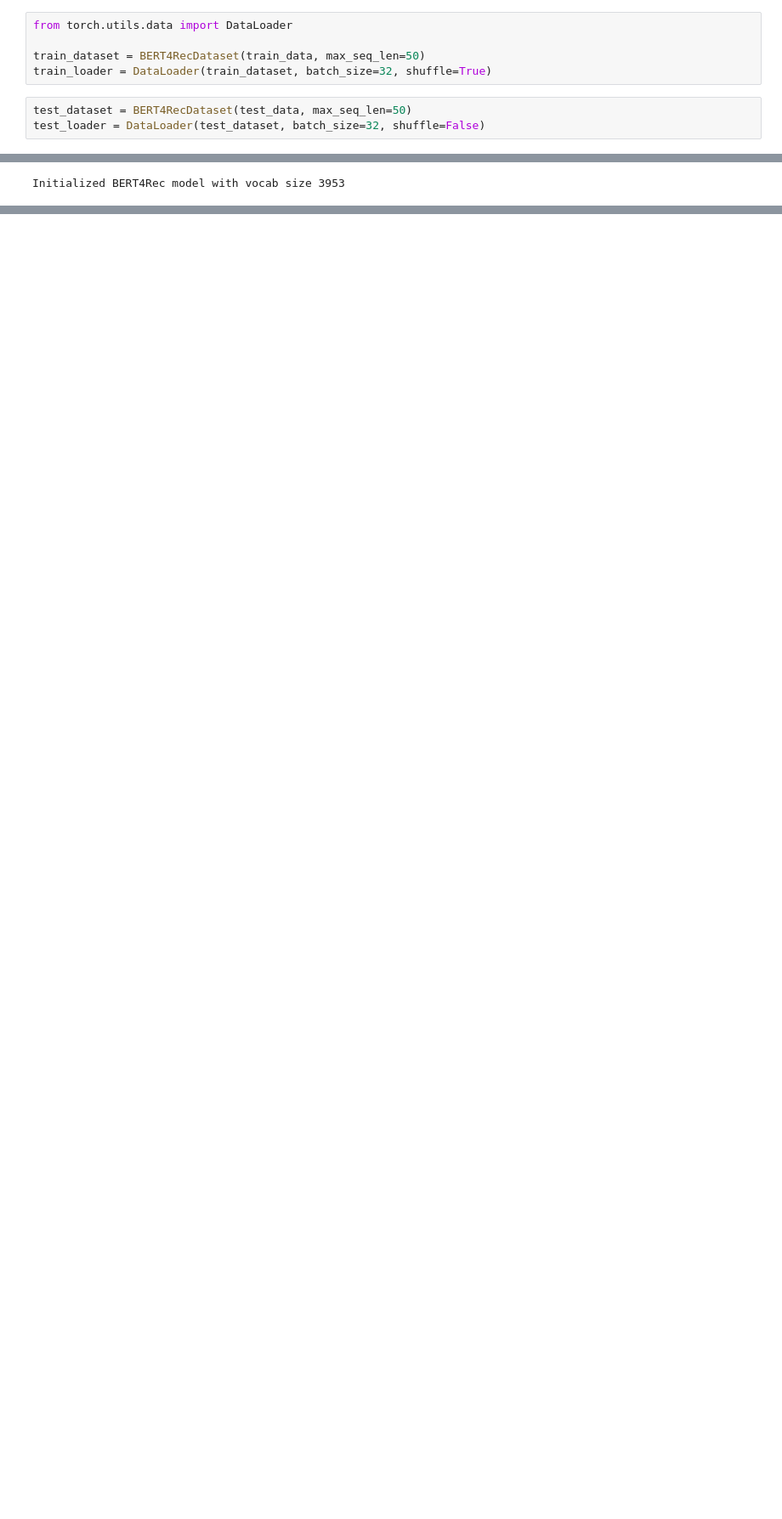
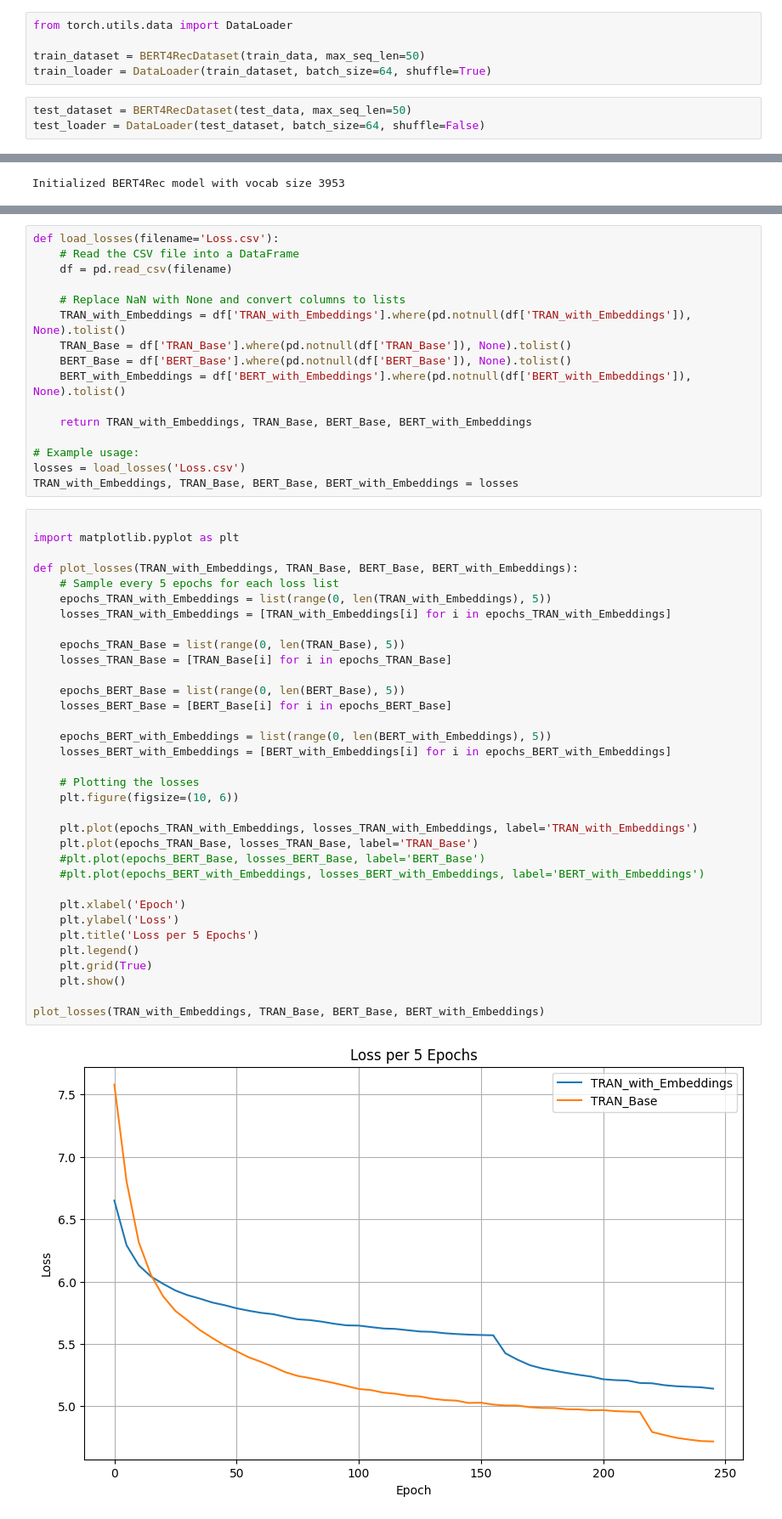
Before and after one commit to Chasel-Shao/CS247-Project, a Jupyter notebook: Transformer Baseline & Title Word Embedding.ipynb, the cells around one changed output, grey strips where cells are left out. Shown: that part at 85% size. Drawn from its saved outputs; the diff is of its cells as text; blank space fills up the shorter version.

```diff
--- a/Transformer Baseline & Title Word Embedding.ipynb
+++ b/Transformer Baseline & Title Word Embedding.ipynb
@@ -463,7 +473,7 @@ class BERT4RecDataset(Dataset):
 from torch.utils.data import DataLoader
 
 train_dataset = BERT4RecDataset(train_data, max_seq_len=50)
-train_loader = DataLoader(train_dataset, batch_size=32, shuffle=True)
+train_loader = DataLoader(train_dataset, batch_size=64, shuffle=True)
 # %%
 test_dataset = BERT4RecDataset(test_data, max_seq_len=50)
-test_loader = DataLoader(test_dataset, batch_size=32, shuffle=False)
+test_loader = DataLoader(test_dataset, batch_size=64, shuffle=False)
@@ -1339,0 +1983,52 @@ test - Loss: 6.5008, Recall@10: 0.1458, NDCG@10: 0.0769
+# %%
+def load_losses(filename='Loss.csv'):
+    # Read the CSV file into a DataFrame
+    df = pd.read_csv(filename)
+
+    # Replace NaN with None and convert columns to lists
+    TRAN_with_Embeddings = df['TRAN_with_Embeddings'].where(pd.notnull(df['TRAN_with_Embeddings']), None).tolist()
+    TRAN_Base = df['TRAN_Base'].where(pd.notnull(df['TRAN_Base']), None).tolist()
+    BERT_Base = df['BERT_Base'].where(pd.notnull(df['BERT_Base']), None).tolist()
+    BERT_with_Embeddings = df['BERT_with_Embeddings'].where(pd.notnull(df['BERT_with_Embeddings']), None).tolist()
+
+    return TRAN_with_Embeddings, TRAN_Base, BERT_Base, BERT_with_Embeddings
+
+# Example usage:
+losses = load_losses('Loss.csv')
+TRAN_with_Embeddings, TRAN_Base, BERT_Base, BERT_with_Embeddings = losses
+# %%
+
+import matplotlib.pyplot as plt
+
+def plot_losses(TRAN_with_Embeddings, TRAN_Base, BERT_Base, BERT_with_Embeddings):
+    # Sample every 5 epochs for each loss list
+    epochs_TRAN_with_Embeddings = list(range(0, len(TRAN_with_Embeddings), 5))
+    losses_TRAN_with_Embeddings = [TRAN_with_Embeddings[i] for i in epochs_TRAN_with_Embeddings]
+
+    epochs_TRAN_Base = list(range(0, len(TRAN_Base), 5))
+    losses_TRAN_Base = [TRAN_Base[i] for i in epochs_TRAN_Base]
+
+    epochs_BERT_Base = list(range(0, len(BERT_Base), 5))
+    losses_BERT_Base = [BERT_Base[i] for i in epochs_BERT_Base]
+
+    epochs_BERT_with_Embeddings = list(range(0, len(BERT_with_Embeddings), 5))
+    losses_BERT_with_Embeddings = [BERT_with_Embeddings[i] for i in epochs_BERT_with_Embeddings]
+
+    # Plotting the losses
+    plt.figure(figsize=(10, 6))
+
+    plt.plot(epochs_TRAN_with_Embeddings, losses_TRAN_with_Embeddings, label='TRAN_with_Embeddings')
+    plt.plot(epochs_TRAN_Base, losses_TRAN_Base, label='TRAN_Base')
+    #plt.plot(epochs_BERT_Base, losses_BERT_Base, label='BERT_Base')
+    #plt.plot(epochs_BERT_with_Embeddings, losses_BERT_with_Embeddings, label='BERT_with_Embeddings')
+
+    plt.xlabel('Epoch')
+    plt.ylabel('Loss')
+    plt.title('Loss per 5 Epochs')
+    plt.legend()
+    plt.grid(True)
+    plt.show()
+
+plot_losses(TRAN_with_Embeddings, TRAN_Base, BERT_Base, BERT_with_Embeddings)
+# %% [output]
+[figure, added]
```
Also changed, not shown: parts of 36 cells of this notebook, 1 other file.
